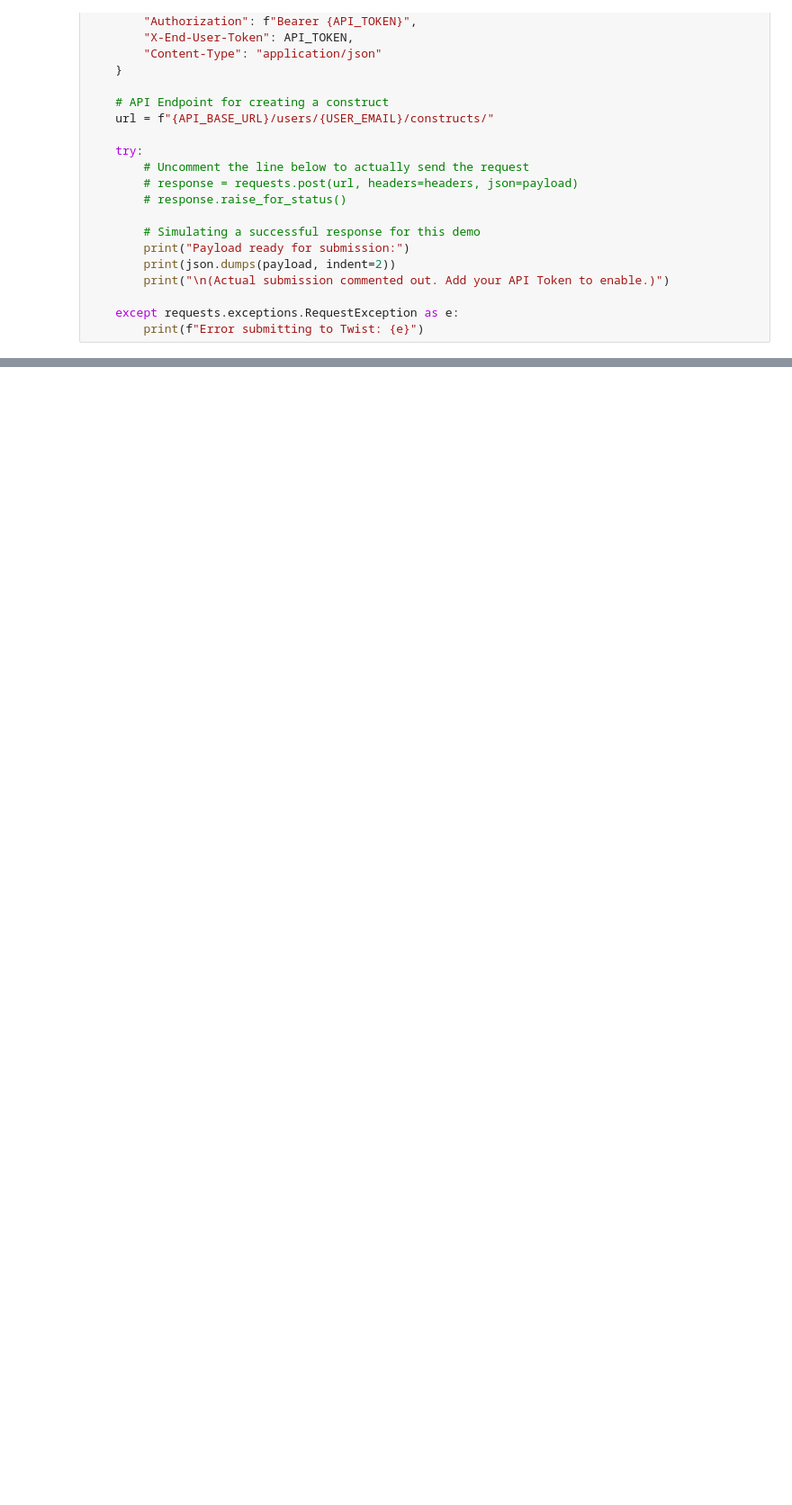
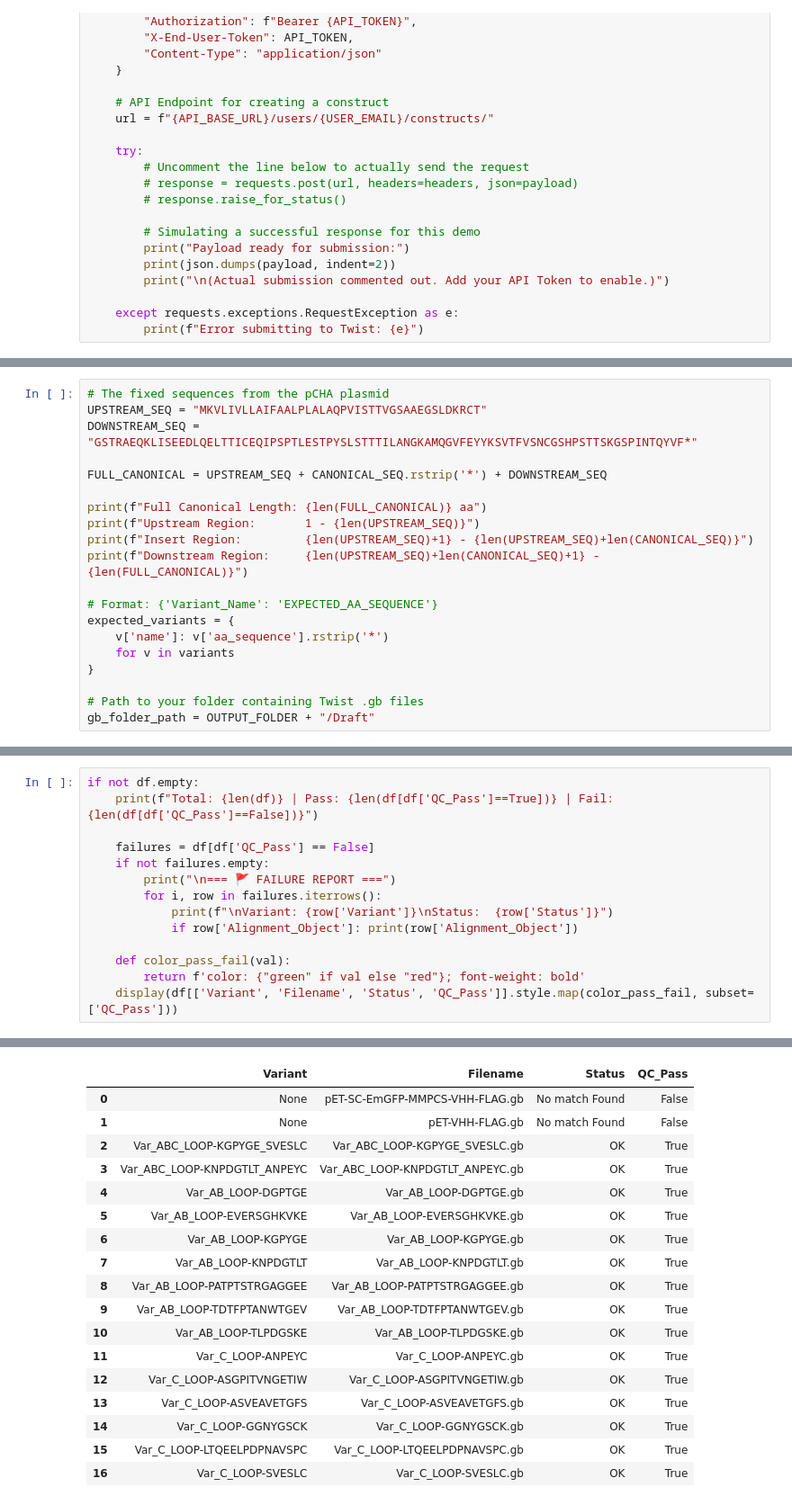
Before and after one commit to naryzach/PhD-Research, a Jupyter notebook: Generation/TwistBioOrder.ipynb, the cells around one changed output, grey strips where cells are left out. Shown: that part at 90% size. Drawn from its saved outputs; the diff is of its cells as text; blank space fills up the shorter version.

Commit message:
TwistBio updates 2

```diff
--- a/Generation/TwistBioOrder.ipynb
+++ b/Generation/TwistBioOrder.ipynb
@@ -386,0 +429,20 @@ Saved CSV:   ../Local/Twist_Order_Dec2025\twist_library.csv
+# %%
+# The fixed sequences from the pCHA plasmid
+UPSTREAM_SEQ = "MKVLIVLLAIFAALPLALAQPVISTTVGSAAEGSLDKRCT"
+DOWNSTREAM_SEQ = "GSTRAEQKLISEEDLQELTTICEQIPSPTLESTPYSLSTTTILANGKAMQGVFEYYKSVTFVSNCGSHPSTTSKGSPINTQYVF*"
+
+FULL_CANONICAL = UPSTREAM_SEQ + CANONICAL_SEQ.rstrip('*') + DOWNSTREAM_SEQ
+
+print(f"Full Canonical Length: {len(FULL_CANONICAL)} aa")
+print(f"Upstream Region:       1 - {len(UPSTREAM_SEQ)}")
+print(f"Insert Region:         {len(UPSTREAM_SEQ)+1} - {len(UPSTREAM_SEQ)+len(CANONICAL_SEQ)}")
+print(f"Downstream Region:     {len(UPSTREAM_SEQ)+len(CANONICAL_SEQ)+1} - {len(FULL_CANONICAL)}")
+
+# Format: {'Variant_Name': 'EXPECTED_AA_SEQUENCE'}
+expected_variants = {
+    v['name']: v['aa_sequence'].rstrip('*')
+    for v in variants
+}
+
+# Path to your folder containing Twist .gb files
+gb_folder_path = OUTPUT_FOLDER + "/Draft"
@@ -386,0 +835,15 @@ Saved CSV:   ../Local/Twist_Order_Dec2025\twist_library.csv
+# %%
+if not df.empty:
+    print(f"Total: {len(df)} | Pass: {len(df[df['QC_Pass']==True])} | Fail: {len(df[df['QC_Pass']==False])}")
+
+    failures = df[df['QC_Pass'] == False]
+    if not failures.empty:
+        print("\n=== 🚩 FAILURE REPORT ===")
+        for i, row in failures.iterrows():
+            print(f"\nVariant: {row['Variant']}\nStatus:  {row['Status']}")
+            if row['Alignment_Object']: print(row['Alignment_Object'])
+
+    def color_pass_fail(val):
+        return f'color: {"green" if val else "red"}; font-weight: bold'
+    display(df[['Variant', 'Filename', 'Status', 'QC_Pass']].style.map(color_pass_fail, subset=['QC_Pass']))
+# %% [output]
@@ -386,0 +861,18 @@ Saved CSV:   ../Local/Twist_Order_Dec2025\twist_library.csv
+|  | Variant | Filename | Status | QC_Pass |
+| 0 | None | pET-SC-EmGFP-MMPCS-VHH-FLAG.gb | No match Found | False |
+| 1 | None | pET-VHH-FLAG.gb | No match Found | False |
+| 2 | Var_ABC_LOOP-KGPYGE_SVESLC | Var_ABC_LOOP-KGPYGE_SVESLC.gb | OK | True |
+| 3 | Var_ABC_LOOP-KNPDGTLT_ANPEYC | Var_ABC_LOOP-KNPDGTLT_ANPEYC.gb | OK | True |
+| 4 | Var_AB_LOOP-DGPTGE | Var_AB_LOOP-DGPTGE.gb | OK | True |
+| 5 | Var_AB_LOOP-EVERSGHKVKE | Var_AB_LOOP-EVERSGHKVKE.gb | OK | True |
+| 6 | Var_AB_LOOP-KGPYGE | Var_AB_LOOP-KGPYGE.gb | OK | True |
+| 7 | Var_AB_LOOP-KNPDGTLT | Var_AB_LOOP-KNPDGTLT.gb | OK | True |
+| 8 | Var_AB_LOOP-PATPTSTRGAGGEE | Var_AB_LOOP-PATPTSTRGAGGEE.gb | OK | True |
+| 9 | Var_AB_LOOP-TDTFPTANWTGEV | Var_AB_LOOP-TDTFPTANWTGEV.gb | OK | True |
+| 10 | Var_AB_LOOP-TLPDGSKE | Var_AB_LOOP-TLPDGSKE.gb | OK | True |
+| 11 | Var_C_LOOP-ANPEYC | Var_C_LOOP-ANPEYC.gb | OK | True |
+| 12 | Var_C_LOOP-ASGPITVNGETIW | Var_C_LOOP-ASGPITVNGETIW.gb | OK | True |
+| 13 | Var_C_LOOP-ASVEAVETGFS | Var_C_LOOP-ASVEAVETGFS.gb | OK | True |
+| 14 | Var_C_LOOP-GGNYGSCK | Var_C_LOOP-GGNYGSCK.gb | OK | True |
+| 15 | Var_C_LOOP-LTQEELPDPNAVSPC | Var_C_LOOP-LTQEELPDPNAVSPC.gb | OK | True |
+| 16 | Var_C_LOOP-SVESLC | Var_C_LOOP-SVESLC.gb | OK | True |
```
Also changed, not shown: parts of 27 cells of this notebook, 1 other file.
